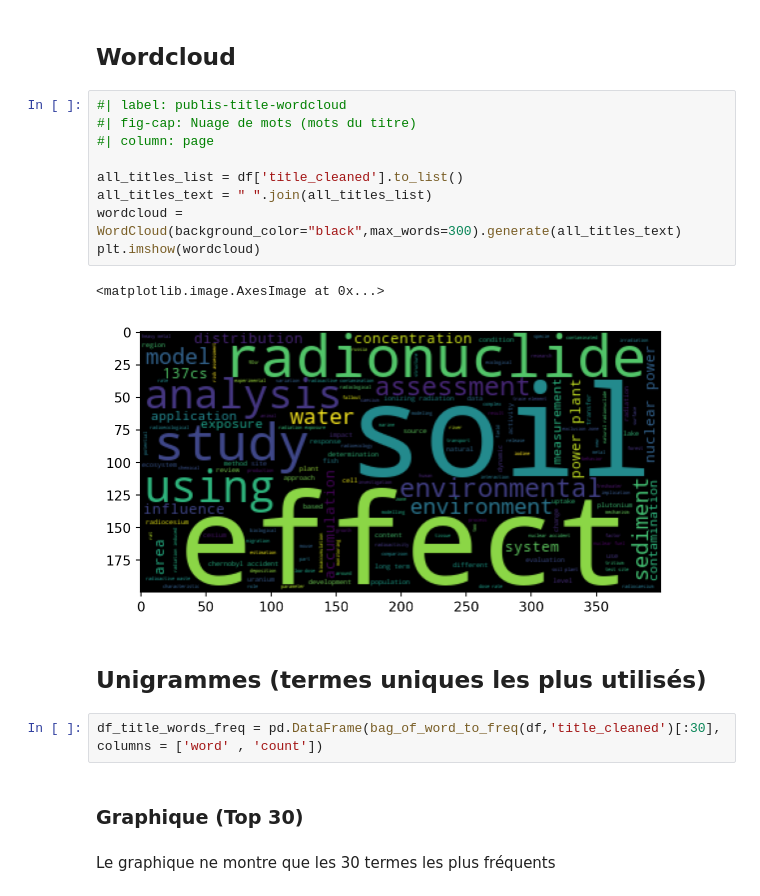
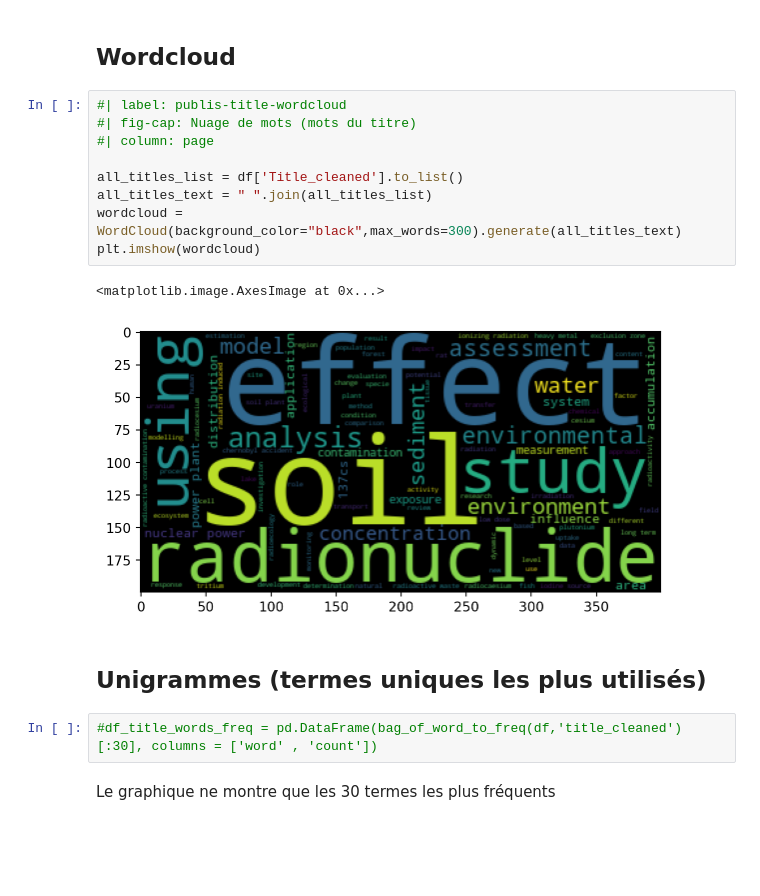
Before and after one commit to azur-scd/appui_recherche_corpus_radioecology, a Jupyter notebook: notebook.ipynb, the cells around one changed output. Cells and saved outputs as stored; diff of their text form; blank space fills up the shorter version.

Commit message:
adding abstracts data and views

```diff
--- a/notebook.ipynb
+++ b/notebook.ipynb
@@ -241,21 +222,19 @@ value_counts_dataframe(df,"documentType", "Count").rename(columns={"Group": "Typ
 # %%
 #| label: publis-title-wordcloud
 #| fig-cap: Nuage de mots (mots du titre)
 #| column: page
 
-all_titles_list = df['title_cleaned'].to_list()
+all_titles_list = df['Title_cleaned'].to_list()
 all_titles_text = " ".join(all_titles_list)
 wordcloud = WordCloud(background_color="black",max_words=300).generate(all_titles_text)
 plt.imshow(wordcloud)
 # %% [output]
 <matplotlib.image.AxesImage at 0x...>
-[figure, old version]
+[figure, new version]
 # %% [markdown]
 ## Unigrammes (termes uniques les plus utilisés)
 # %%
-df_title_words_freq = pd.DataFrame(bag_of_word_to_freq(df,'title_cleaned')[:30], columns = ['word' , 'count'])
+#df_title_words_freq = pd.DataFrame(bag_of_word_to_freq(df,'title_cleaned')[:30], columns = ['word' , 'count'])
-# %% [markdown]
-### Graphique (Top 30)
 # %% [markdown]
 Le graphique ne montre que les 30 termes les plus fréquents
 # %%
```
Also changed, not shown: parts of 39 cells of this notebook, 18 other files.
